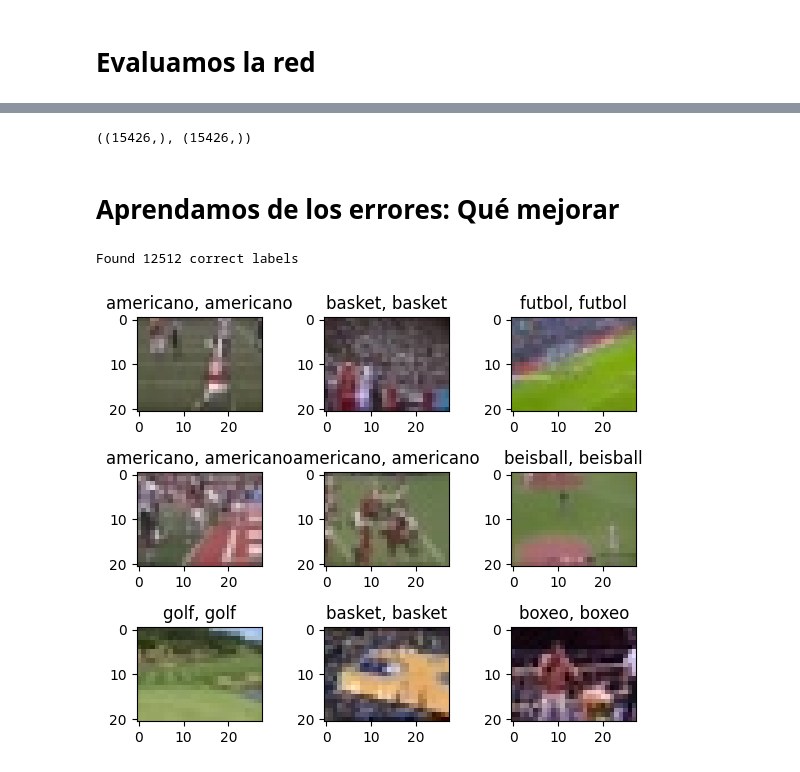
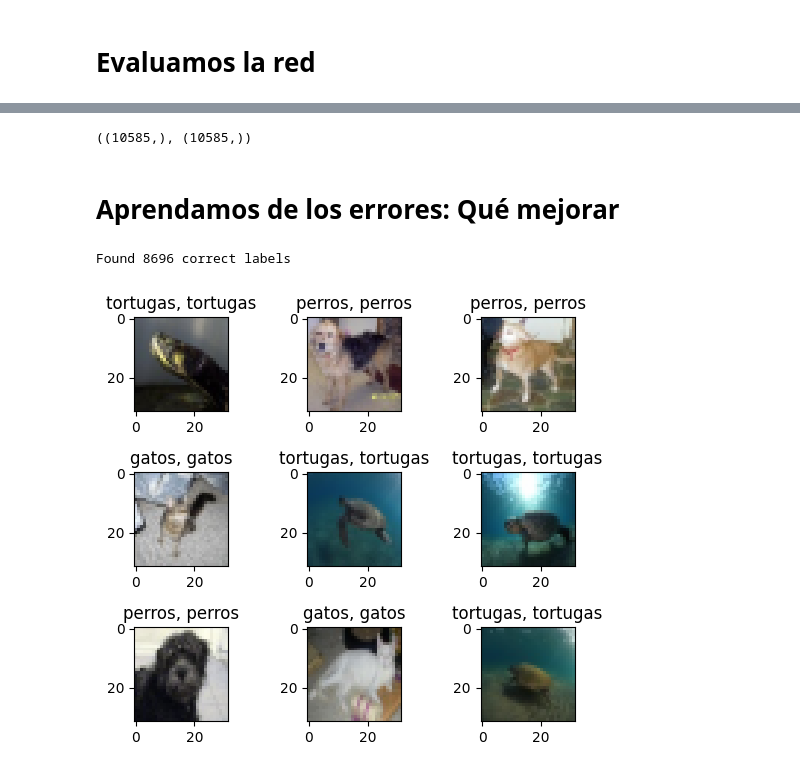
Before and after one commit to CarlosBarajasS/IA-Proyectos, a Jupyter notebook: proyectos/Unidad2/CNN.ipynb, the cells around one changed output, grey strips where cells are left out. Saved outputs shown, nothing was run; the diff lists cells and outputs as text; code cells hidden in the pictures.

Commit message:
proyecto unidad 2 clasificador de imagenes

```diff
--- a/proyectos/Unidad2/CNN.ipynb
+++ b/proyectos/Unidad2/CNN.ipynb
@@ -33,7 +33,8 @@ from keras.layers import LeakyReLU
 # %% [markdown]
 # Cargar set de Imágenes
 # %%
-dirname = os.path.join(os.getcwd(),'sportimages/sportimages')
+from skimage.transform import resize
+dirname = os.path.join(os.getcwd(),'dataset')
 imgpath = dirname + os.sep
 
 images = []
@@ -50,9 +51,14 @@ for root, dirnames, filenames in os.walk(imgpath):
             cant=cant+1
             filepath = os.path.join(root, filename)
             image = plt.imread(filepath)
-            if(len(image.shape)==3):
+             #  Convertir en RGB si es en escala de grises
+            if len(image.shape) == 2:
+                image = np.stack((image,) * 3, axis=-1)
 
-                images.append(image)
+            #  Redimensionar a 32x32 para todas las imágenes
+            image = resize(image, (32, 32), anti_aliasing=True, preserve_range=True)
+
+            images.append(image.astype(np.uint8))
             b = "Leyendo..." + str(cant)
             print (b, end="\r")
             if prevRoot !=root:
@@ -181,5 +186,5 @@ print(train_X.shape,valid_X.shape,train_label.shape,valid_label.shape)
 # %%
 #declaramos variables con los parámetros de configuración de la red
 INIT_LR = 1e-3 # Valor inicial de learning rate. El valor 1e-3 corresponde con 0.001
-epochs = 30 # Cantidad de iteraciones completas al conjunto de imagenes de entrenamiento
+epochs = 20 # Cantidad de iteraciones completas al conjunto de imagenes de entrenamiento
 batch_size = 64 # cantidad de imágenes que se toman a la vez en memoria
@@ -201,3 +191,19 @@ NameError: name 'Sequential' is not defined
+# %%
+sport_model = Sequential([
+    Conv2D(32, (3,3), activation='relu', input_shape=(32,32,3)),
+    MaxPooling2D(2,2),
+
+    Conv2D(64, (3,3), activation='relu'),
+    MaxPooling2D(2,2),
+
+    Conv2D(128, (3,3), activation='relu'),
+    MaxPooling2D(2,2),
+
+    Flatten(),
+    Dense(128, activation='relu'),
+    Dropout(0.5),
+    Dense(nClasses, activation='softmax')
+])
 # %%
 sport_model.summary()
 # %% [output]
@@ -224,12 +230,9 @@ Model: "sequential"
  Non-trainable params: 0 (0.00 B)
 # %%
-optimizer = tf.keras.optimizers.SGD(learning_rate=INIT_LR)
-
-sport_model.compile(
-    loss=keras.losses.categorical_crossentropy,
-    optimizer=optimizer,
-    metrics=['accuracy'],
-)
+from tensorflow.keras.optimizers import Adam
+sport_model.compile(optimizer=Adam(learning_rate=0.001),
+              loss='categorical_crossentropy',
+              metrics=['accuracy'])
 # %% [markdown]
 # Entrenamos el modelo: Aprende a clasificar imágenes
 # %%
@@ -321,22 +324,22 @@ predicted_classes=np.array(predicted_classes)
 # %%
 predicted_classes.shape, test_Y.shape
 # %% [output]
-((15426,), (15426,))
+((10585,), (10585,))
 # %% [markdown]
 # Aprendamos de los errores: Qué mejorar
 # %%
 correct = np.where(predicted_classes==test_Y)[0]
 print("Found %d correct labels" % len(correct))
 for i, correct in enumerate(correct[0:9]):
     plt.subplot(3,3,i+1)
-    plt.imshow(test_X[correct].reshape(21,28,3), cmap='gray', interpolation='none')
+    plt.imshow(test_X[correct].reshape(32,32,3), cmap='gray', interpolation='none')
     plt.title("{}, {}".format(deportes[predicted_classes[correct]],
                                                     deportes[test_Y[correct]]))
 
     plt.tight_layout()
 # %% [output]
-Found 12512 correct labels
+Found 8696 correct labels
-[figure, old version]
+[figure, new version]
 # %%
 incorrect = np.where(predicted_classes!=test_Y)[0]
 print("Found %d incorrect labels" % len(incorrect))
```
Also changed, not shown: parts of 22 cells of this notebook, 9 other files.
